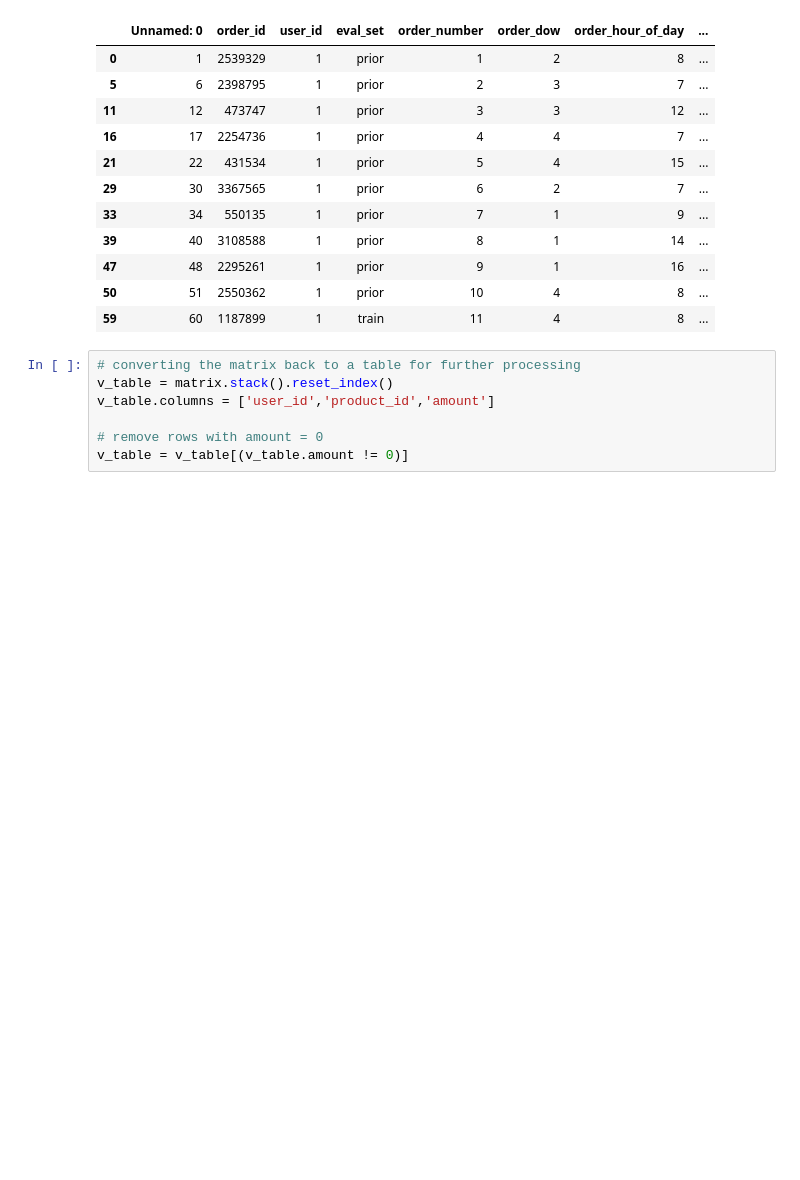
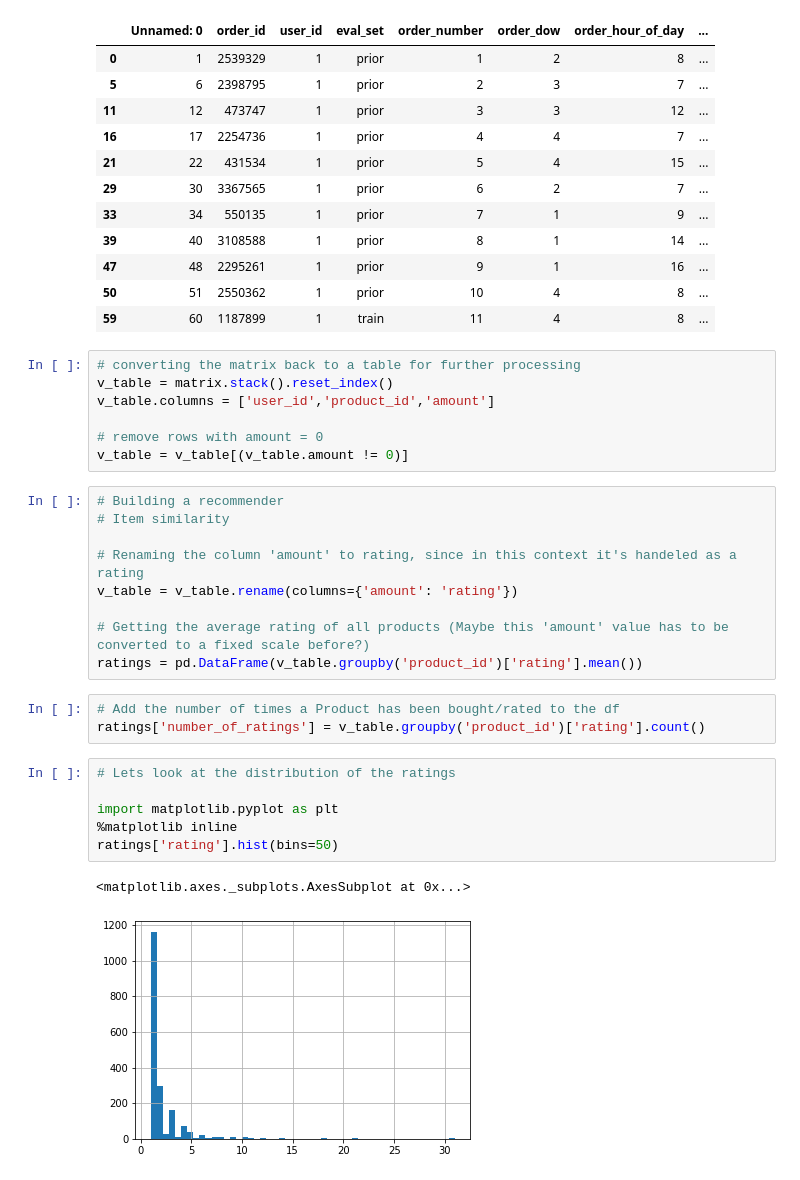
Before and after one commit to eugencuic/FHNW_FS20_Recommender-System-Retail, a Jupyter notebook: Recommender System.ipynb, the cells around one changed output. Saved outputs shown, nothing was run; the diff lists cells and outputs as text; blank space fills up the shorter version.

```diff
--- a/Recommender System.ipynb
+++ b/Recommender System.ipynb
@@ -137,3 +137,24 @@ v_table.columns = ['user_id','product_id','amount']
 
 # remove rows with amount = 0
 v_table = v_table[(v_table.amount != 0)]
+# %%
+# Building a recommender
+# Item similarity
+
+# Renaming the column 'amount' to rating, since in this context it's handeled as a rating
+v_table = v_table.rename(columns={'amount': 'rating'})
+
+# Getting the average rating of all products (Maybe this 'amount' value has to be converted to a fixed scale before?)
+ratings = pd.DataFrame(v_table.groupby('product_id')['rating'].mean())
+# %%
+# Add the number of times a Product has been bought/rated to the df
+ratings['number_of_ratings'] = v_table.groupby('product_id')['rating'].count()
+# %%
+# Lets look at the distribution of the ratings
+
+import matplotlib.pyplot as plt
+%matplotlib inline
+ratings['rating'].hist(bins=50)
+# %% [output]
+<matplotlib.axes._subplots.AxesSubplot at 0x...>
+[figure, added]
```
